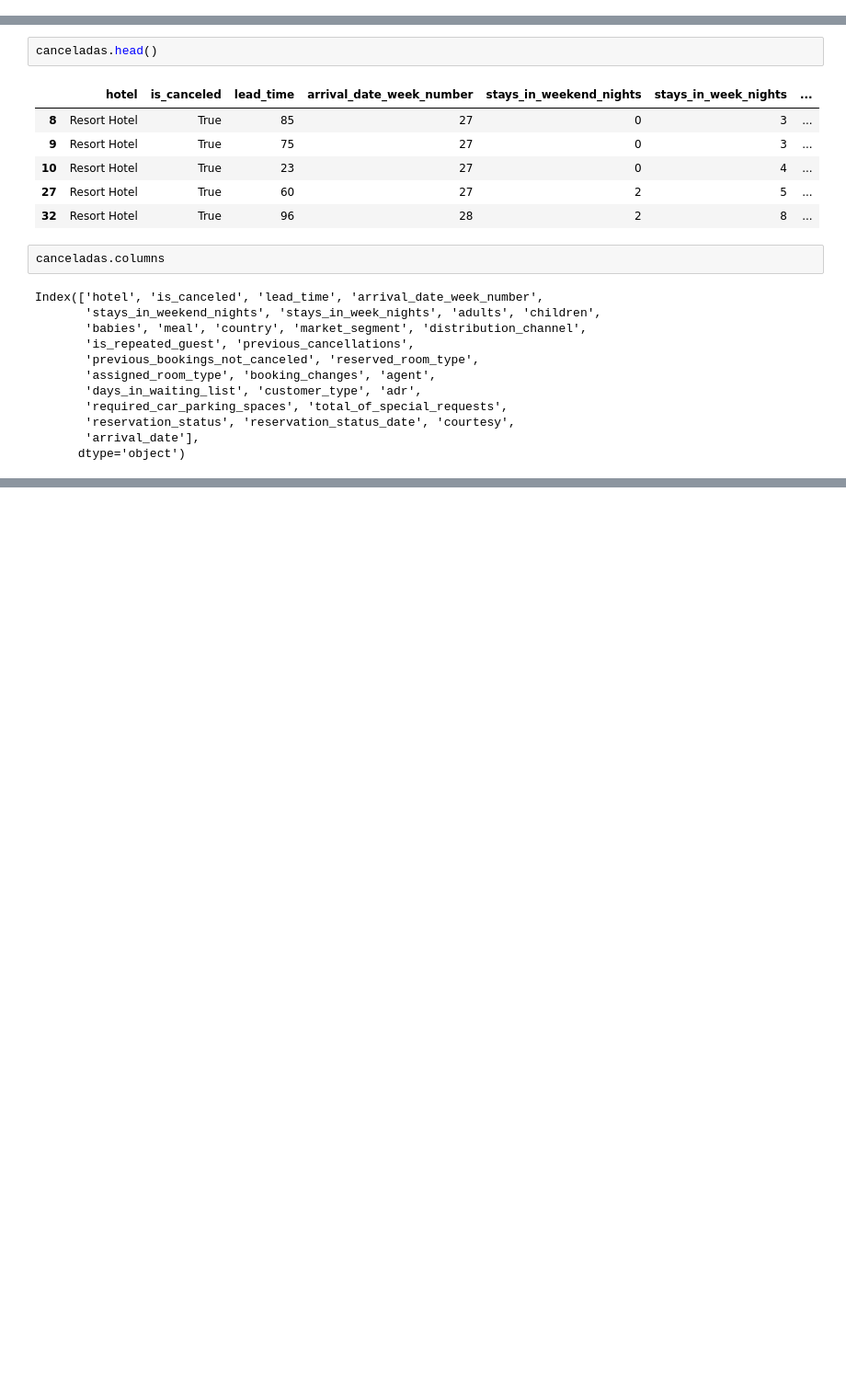
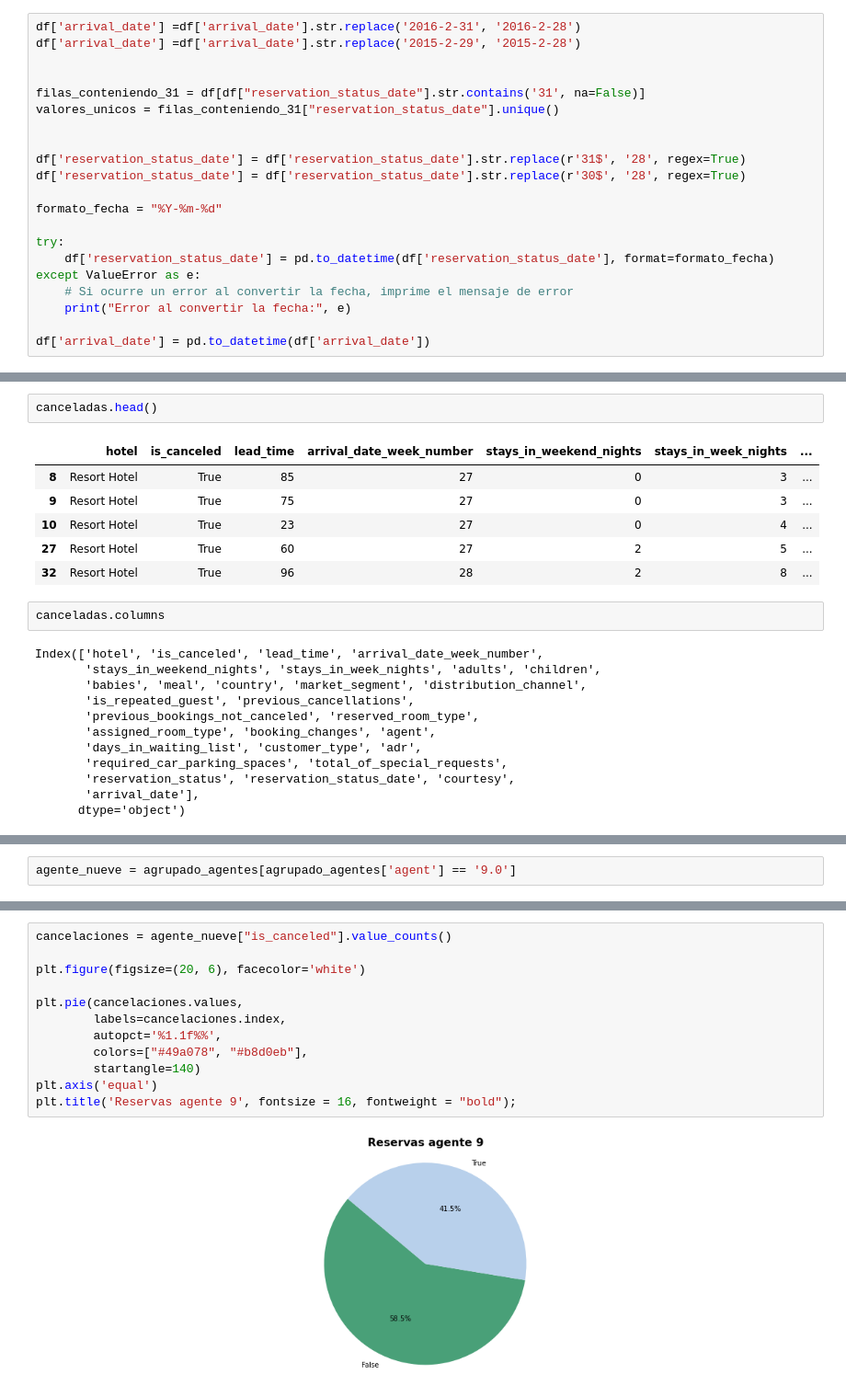
Before and after one commit to marinaescobar/proyecto-da-promo-G-modulo-4-team-4, a Jupyter notebook: report_patri.ipynb, the cells around one changed output, grey strips where cells are left out. Shown at 92% size. Drawn from its saved outputs; the diff is of its cells as text; blank space fills up the shorter version.

```diff
--- a/report_patri.ipynb
+++ b/report_patri.ipynb
@@ -18,6 +18,27 @@ import warnings
 warnings.filterwarnings("ignore")
 # %%
 df = pd.read_csv('files/data-hotel.csv', index_col=0)
+# %%
+df['arrival_date'] =df['arrival_date'].str.replace('2016-2-31', '2016-2-28')
+df['arrival_date'] =df['arrival_date'].str.replace('2015-2-29', '2015-2-28')
+
+
+filas_conteniendo_31 = df[df["reservation_status_date"].str.contains('31', na=False)]
+valores_unicos = filas_conteniendo_31["reservation_status_date"].unique()
+
+
+df['reservation_status_date'] = df['reservation_status_date'].str.replace(r'31$', '28', regex=True)
+df['reservation_status_date'] = df['reservation_status_date'].str.replace(r'30$', '28', regex=True)
+
+formato_fecha = "%Y-%m-%d"
+
+try:
+    df['reservation_status_date'] = pd.to_datetime(df['reservation_status_date'], format=formato_fecha)
+except ValueError as e:
+    # Si ocurre un error al convertir la fecha, imprime el mensaje de error
+    print("Error al convertir la fecha:", e)
+
+df['arrival_date'] = pd.to_datetime(df['arrival_date'])
 # %%
 #df_canceladas = df[df['is_canceled'] == True]
 # %%
@@ -103,0 +165,2 @@ plt.show()
+# %%
+agente_nueve = agrupado_agentes[agrupado_agentes['agent'] == '9.0']
@@ -103,0 +182,14 @@ plt.show()
+# %%
+cancelaciones = agente_nueve["is_canceled"].value_counts()
+
+plt.figure(figsize=(20, 6), facecolor='white')
+
+plt.pie(cancelaciones.values,
+        labels=cancelaciones.index,
+        autopct='%1.1f%%',
+        colors=["#49a078", "#b8d0eb"],
+        startangle=140)
+plt.axis('equal')
+plt.title('Reservas agente 9', fontsize = 16, fontweight = "bold");
+# %% [output]
+[figure, added]
```
Also changed, not shown: parts of 24 cells of this notebook.
